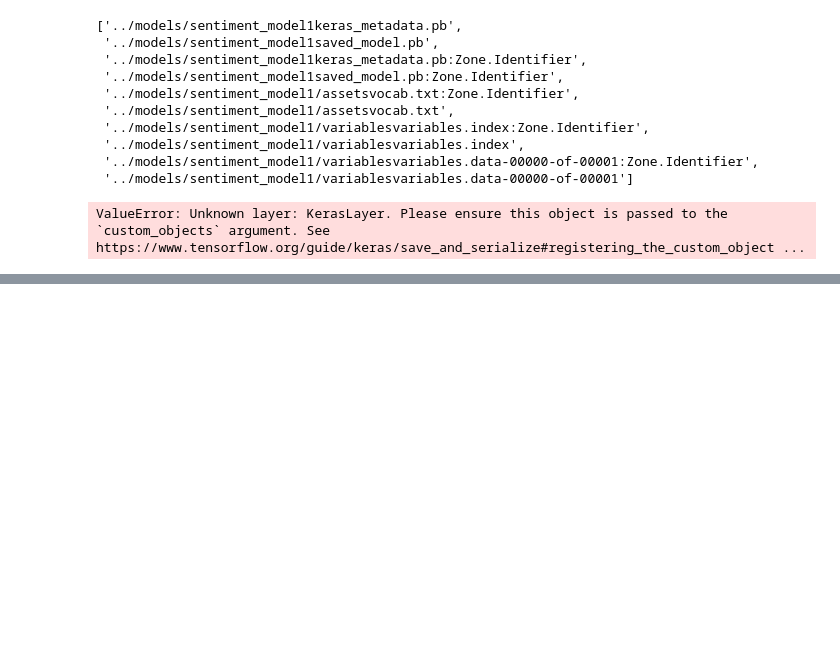
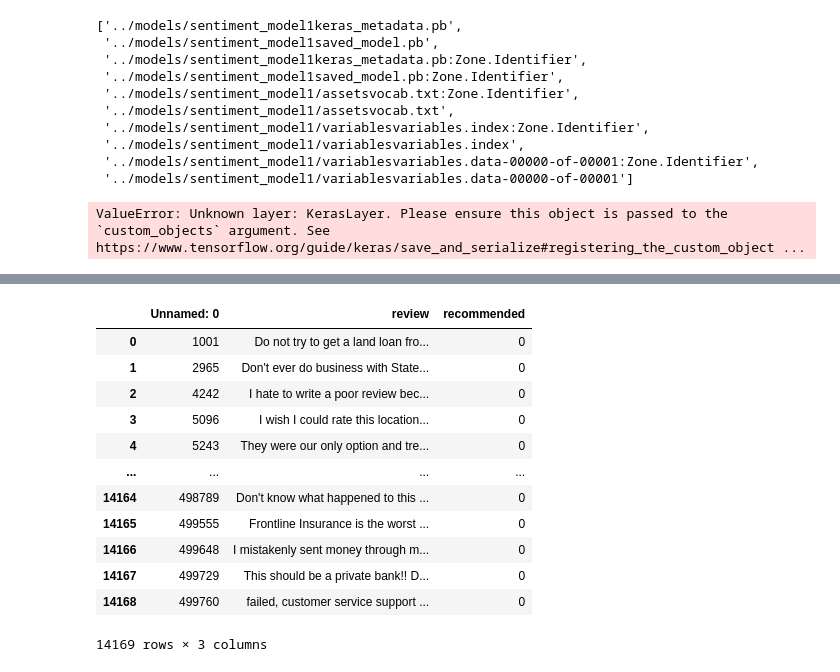
Before and after one commit to Best-Insight/customerchurn, a Jupyter notebook: notebooks/Cathal_GCPmodel_h5 test.ipynb, the cells around one changed output, grey strips where cells are left out. Cells and saved outputs as stored; diff of their text form; code cells hidden in the pictures; blank space fills up the shorter version.

```diff
--- a/notebooks/Cathal_GCPmodel_h5 test.ipynb
+++ b/notebooks/Cathal_GCPmodel_h5 test.ipynb
@@ -86,0 +183,17 @@ ValueError: Unknown layer: KerasLayer. Please ensure this object is passed to th
+# %%
+df3['recommended'] = 0
+df3
+# %% [output]
+|  | Unnamed: 0 | review | recommended |
+| 0 | 1001 | Do not try to get a land loan fro... | 0 |
+| 1 | 2965 | Don't ever do business with State... | 0 |
+| 2 | 4242 | I hate to write a poor review bec... | 0 |
+| 3 | 5096 | I wish I could rate this location... | 0 |
+| 4 | 5243 | They were our only option and tre... | 0 |
+| ... | ... | ... | ... |
+| 14164 | 498789 | Don't know what happened to this ... | 0 |
+| 14165 | 499555 | Frontline Insurance is the worst ... | 0 |
+| 14166 | 499648 | I mistakenly sent money through m... | 0 |
+| 14167 | 499729 | This should be a private bank!! D... | 0 |
+| 14168 | 499760 | failed, customer service support ... | 0 |
+14169 rows × 3 columns
```
Also changed, not shown: parts of 26 cells of this notebook, 3 other files.
